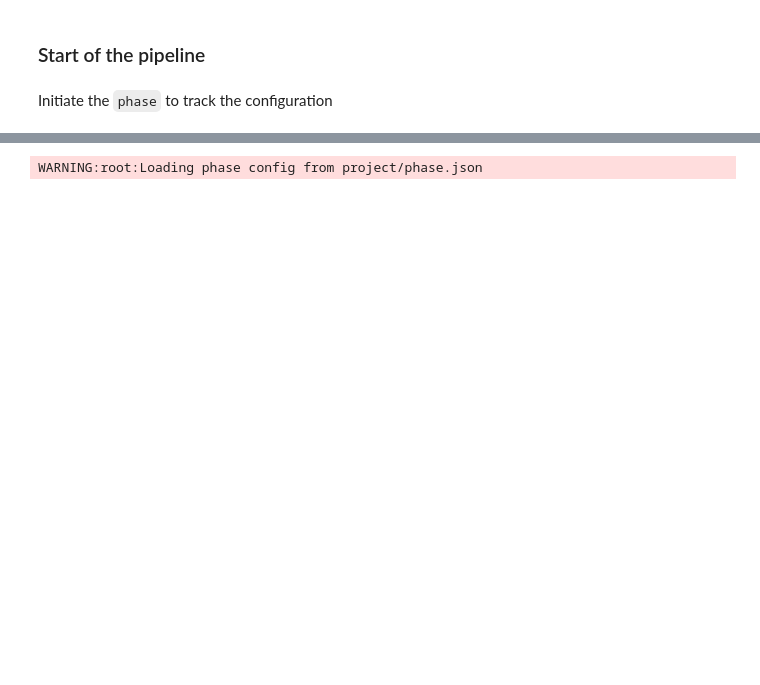
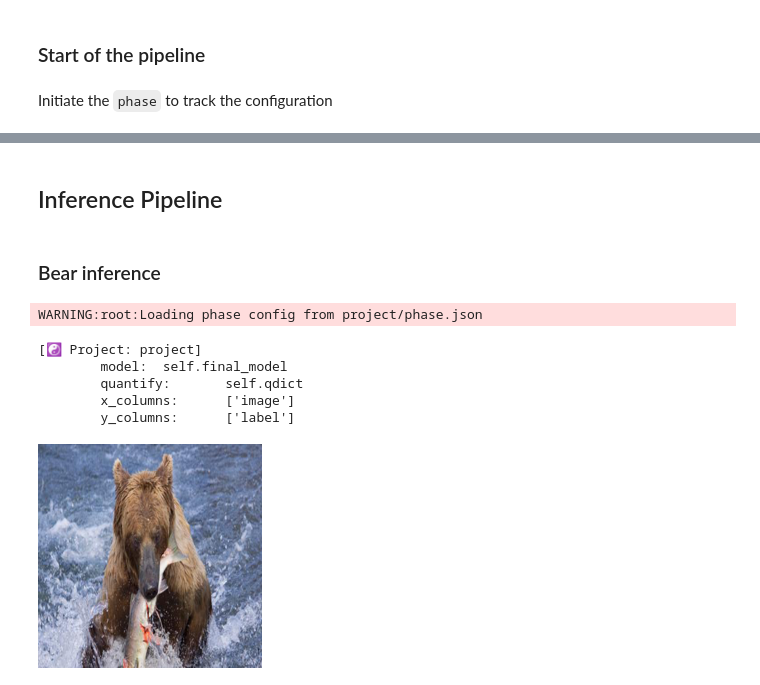
Before and after one commit to tcengine/tai-chi, a Jupyter notebook: nbs/code_pipeline.ipynb, the cells around one changed output, grey strips where cells are left out. Drawn from its saved outputs; the diff is of its cells as text; code cells hidden in the pictures; blank space fills up the shorter version.

```diff
--- a/nbs/code_pipeline.ipynb
+++ b/nbs/code_pipeline.ipynb
@@ -175,14 +157,27 @@ Epoch 4, global step 74: val_loss reached 0.10662 (best 0.10662), saving model t
+# %% [markdown]
+## Inference Pipeline
+# %% [markdown]
+### Bear inference
 # %%
 from tai_chi_engine import TaiChiTrained
 from pathlib import Path
 # %%
 PROJECT = Path("./project")
 trained = TaiChiTrained(PROJECT)
+trained
 # %% [output]
 WARNING:root:Loading phase config from project/phase.json
+[☯️ Project: project]
+        model:  self.final_model
+        quantify:       self.qdict
+        x_columns:      ['image']
+        y_columns:      ['label']
 # %%
 from PIL import Image
 img = Image.open("/GCI/data/bear_dataset/grizzly/00000099.jpg").convert('RGB').resize((224,224))
+img
+# %% [output]
+[figure, added]
 # %%
 trained.predict({"image":img})
 # %% [output]
```
Also changed, not shown: parts of 27 cells of this notebook, 1 other file.
